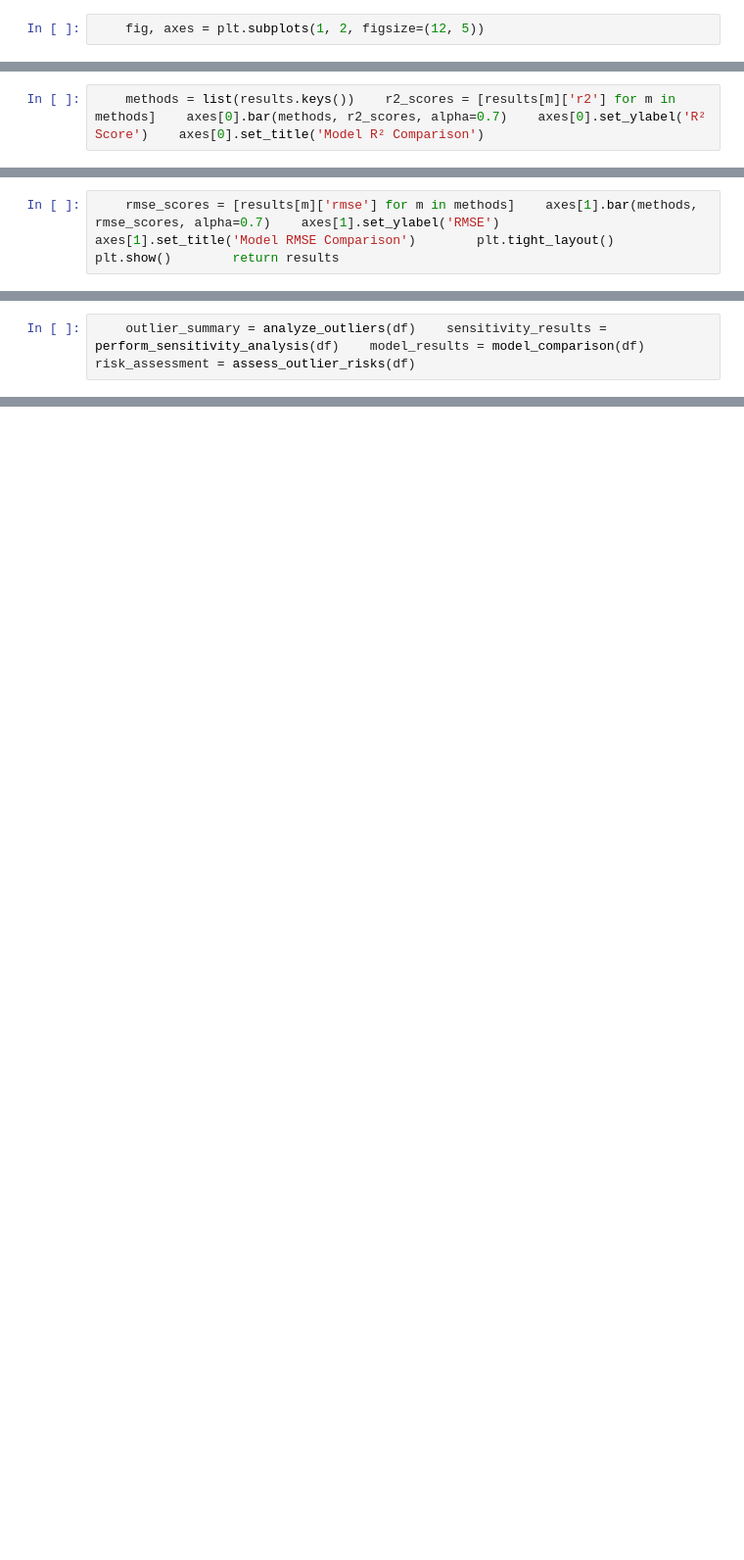
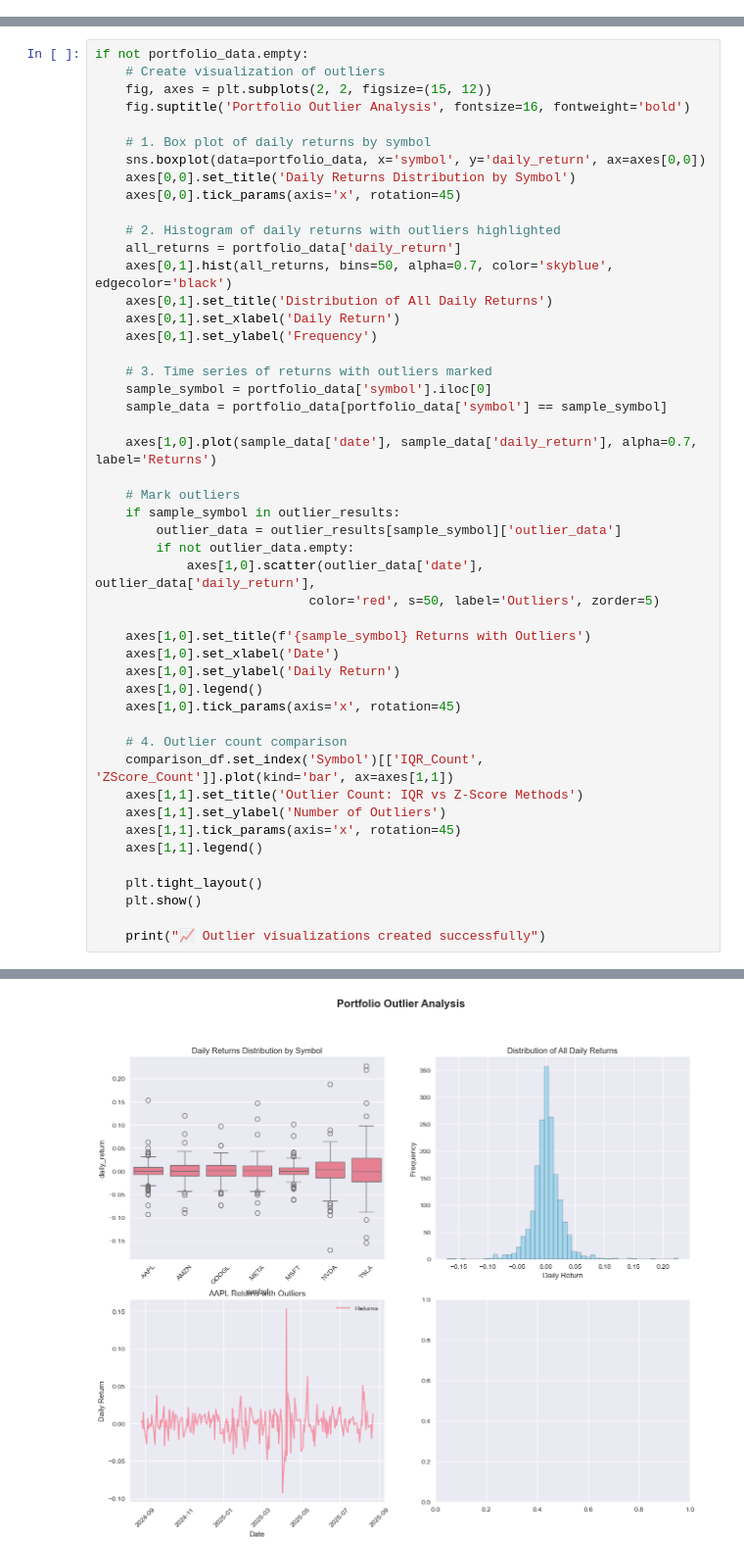
Before and after one commit to ani-blip-hash/bootcamp_Aniruddh_Sharma, a Jupyter notebook: project/07_outlier_analysis.ipynb, the cells around one changed output, grey strips where cells are left out. Shown at 98% size. Cells and saved outputs as stored; diff of their text form; blank space fills up the shorter version.

```diff
--- a/project/07_outlier_analysis.ipynb
+++ b/project/07_outlier_analysis.ipynb
@@ -81,2 +0,0 @@ def model_comparison(df):    """Compare simple model performance with and withou
-# %%
-    fig, axes = plt.subplots(1, 2, figsize=(12, 5))
@@ -85,2 +0,0 @@ def model_comparison(df):    """Compare simple model performance with and withou
-# %%
-    methods = list(results.keys())    r2_scores = [results[m]['r2'] for m in methods]    axes[0].bar(methods, r2_scores, alpha=0.7)    axes[0].set_ylabel('R² Score')    axes[0].set_title('Model R² Comparison')
@@ -89,2 +0,0 @@ def model_comparison(df):    """Compare simple model performance with and withou
-# %%
-    rmse_scores = [results[m]['rmse'] for m in methods]    axes[1].bar(methods, rmse_scores, alpha=0.7)    axes[1].set_ylabel('RMSE')    axes[1].set_title('Model RMSE Comparison')        plt.tight_layout()    plt.show()        return results
@@ -121,2 +0,0 @@ def main():    """Main execution function"""
-# %%
-    outlier_summary = analyze_outliers(df)    sensitivity_results = perform_sensitivity_analysis(df)    model_results = model_comparison(df)    risk_assessment = assess_outlier_risks(df)
@@ -126,0 +174,49 @@ def main():    """Main execution function"""
+# %%
+if not portfolio_data.empty:
+    # Create visualization of outliers
+    fig, axes = plt.subplots(2, 2, figsize=(15, 12))
+    fig.suptitle('Portfolio Outlier Analysis', fontsize=16, fontweight='bold')
+
+    # 1. Box plot of daily returns by symbol
+    sns.boxplot(data=portfolio_data, x='symbol', y='daily_return', ax=axes[0,0])
+    axes[0,0].set_title('Daily Returns Distribution by Symbol')
+    axes[0,0].tick_params(axis='x', rotation=45)
+
+    # 2. Histogram of daily returns with outliers highlighted
+    all_returns = portfolio_data['daily_return']
+    axes[0,1].hist(all_returns, bins=50, alpha=0.7, color='skyblue', edgecolor='black')
+    axes[0,1].set_title('Distribution of All Daily Returns')
+    axes[0,1].set_xlabel('Daily Return')
+    axes[0,1].set_ylabel('Frequency')
+
+    # 3. Time series of returns with outliers marked
+    sample_symbol = portfolio_data['symbol'].iloc[0]
+    sample_data = portfolio_data[portfolio_data['symbol'] == sample_symbol]
+
+    axes[1,0].plot(sample_data['date'], sample_data['daily_return'], alpha=0.7, label='Returns')
+
+    # Mark outliers
+    if sample_symbol in outlier_results:
+        outlier_data = outlier_results[sample_symbol]['outlier_data']
+        if not outlier_data.empty:
+            axes[1,0].scatter(outlier_data['date'], outlier_data['daily_return'],
+                            color='red', s=50, label='Outliers', zorder=5)
+
+    axes[1,0].set_title(f'{sample_symbol} Returns with Outliers')
+    axes[1,0].set_xlabel('Date')
+    axes[1,0].set_ylabel('Daily Return')
+    axes[1,0].legend()
+    axes[1,0].tick_params(axis='x', rotation=45)
+
+    # 4. Outlier count comparison
+    comparison_df.set_index('Symbol')[['IQR_Count', 'ZScore_Count']].plot(kind='bar', ax=axes[1,1])
+    axes[1,1].set_title('Outlier Count: IQR vs Z-Score Methods')
+    axes[1,1].set_ylabel('Number of Outliers')
+    axes[1,1].tick_params(axis='x', rotation=45)
+    axes[1,1].legend()
+
+    plt.tight_layout()
+    plt.show()
+
+    print("📈 Outlier visualizations created successfully")
+# %% [output]
@@ -126,0 +224 @@ def main():    """Main execution function"""
+[figure, added]
```
Also changed, not shown: parts of 77 cells of this notebook, 24 other files.
